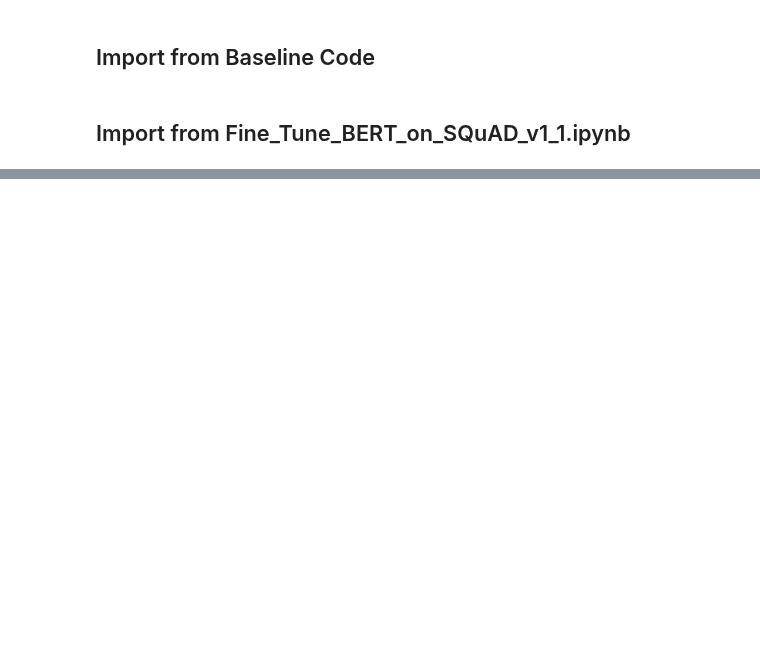
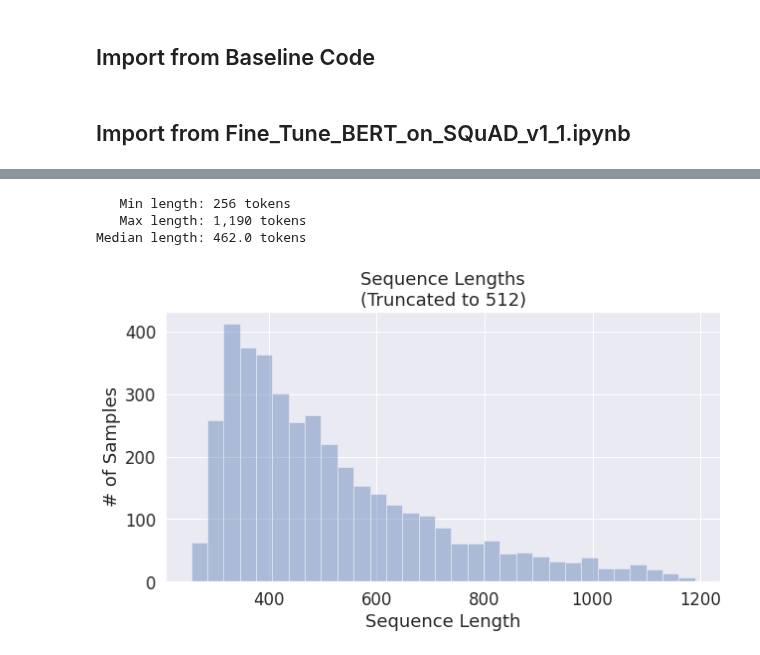
Before and after one commit to boostcampaitech2/mrc-level2-nlp-15, a Jupyter notebook: squad_v1.1.ipynb, the cells around one changed output, grey strips where cells are left out. Saved outputs shown, nothing was run; the diff lists cells and outputs as text; code cells hidden in the pictures; blank space fills up the shorter version.

```diff
--- a/squad_v1.1.ipynb
+++ b/squad_v1.1.ipynb
@@ -6,7 +10,7 @@ https://colab.research.google.com/drive/16VjEulbATgok4mELTSaq7GTQdh3JGhGy#scroll
 # %%
 # https://stackoverflow.com/questions/2352181/how-to-use-a-dot-to-access-members-of-dictionary
 class dotdict(dict):
-    """dot.notation access to dictionary attributes"""
+    """dot.notation access to dictionary attributes, as dict.key_name, not as dict["key_name"] """
     __getattr__ = dict.get
     __setattr__ = dict.__setitem__
     __delattr__ = dict.__delitem__
@@ -65,4 +69,17 @@ training_args = TrainingArguments(
     eval_steps=500,  # evaluation step.
     load_best_model_at_end=True,
 )
+# %%
+import torch
+import torch.nn.functional as F
+from transformers import BertModel, BertPreTrainedModel, AdamW,AutoTokenizer, TrainingArguments, get_linear_schedule_with_warmup
+from datasets import load_metric, load_from_disk, Dataset, DatasetDict
+from torch.utils.data import (DataLoader, RandomSampler, TensorDataset)
+from tqdm import tqdm
+import random
+
+tokenizer = AutoTokenizer.from_pretrained(model_args.model_name_or_path)
+datasets = load_from_disk(data_args.dataset_name)
+train_dataset_from_huggingface = datasets['train']
+valid_dataset_from_huggingface = datasets['validation']
 # %%
@@ -136,0 +238,39 @@ valid_loader = DataLoader(
+# %%
+import numpy as np
+
+print('   Min length: {:,} tokens'.format(min(lengths)))
+print('   Max length: {:,} tokens'.format(max(lengths)))
+print('Median length: {:,} tokens'.format(np.median(lengths)))
+# %% [output]
+   Min length: 256 tokens
+   Max length: 1,190 tokens
+Median length: 462.0 tokens
+# %%
+import matplotlib.pyplot as plt
+import seaborn as sns
+import numpy as np
+
+sns.set(style='darkgrid')
+
+# Increase the plot size and font size.
+sns.set(font_scale=1.5)
+plt.rcParams["figure.figsize"] = (10,5)
+
+# Truncate any sequence lengths greater than 512.
+# trunc_lengths = [min(l, 512) for l in lengths]
+
+# Plot the distribution of truncated lengths.
+sns.distplot(lengths, kde=False, rug=False)
+
+# Alternatively, you might try using a log scale on the x-axis, but this is
+# tricky. See here for one approach:
+# https://stackoverflow.com/questions/47850202/plotting-a-histogram-on-a-log-scale-with-matplotlib?rq=1
+#plt.xscale('log')
+
+plt.title('Sequence Lengths\n(Truncated to 512)')
+plt.xlabel('Sequence Length')
+plt.ylabel('# of Samples')
+
+plt.show()
+# %% [output]
+[figure, added]
```
Also changed, not shown: parts of 11 cells of this notebook.
